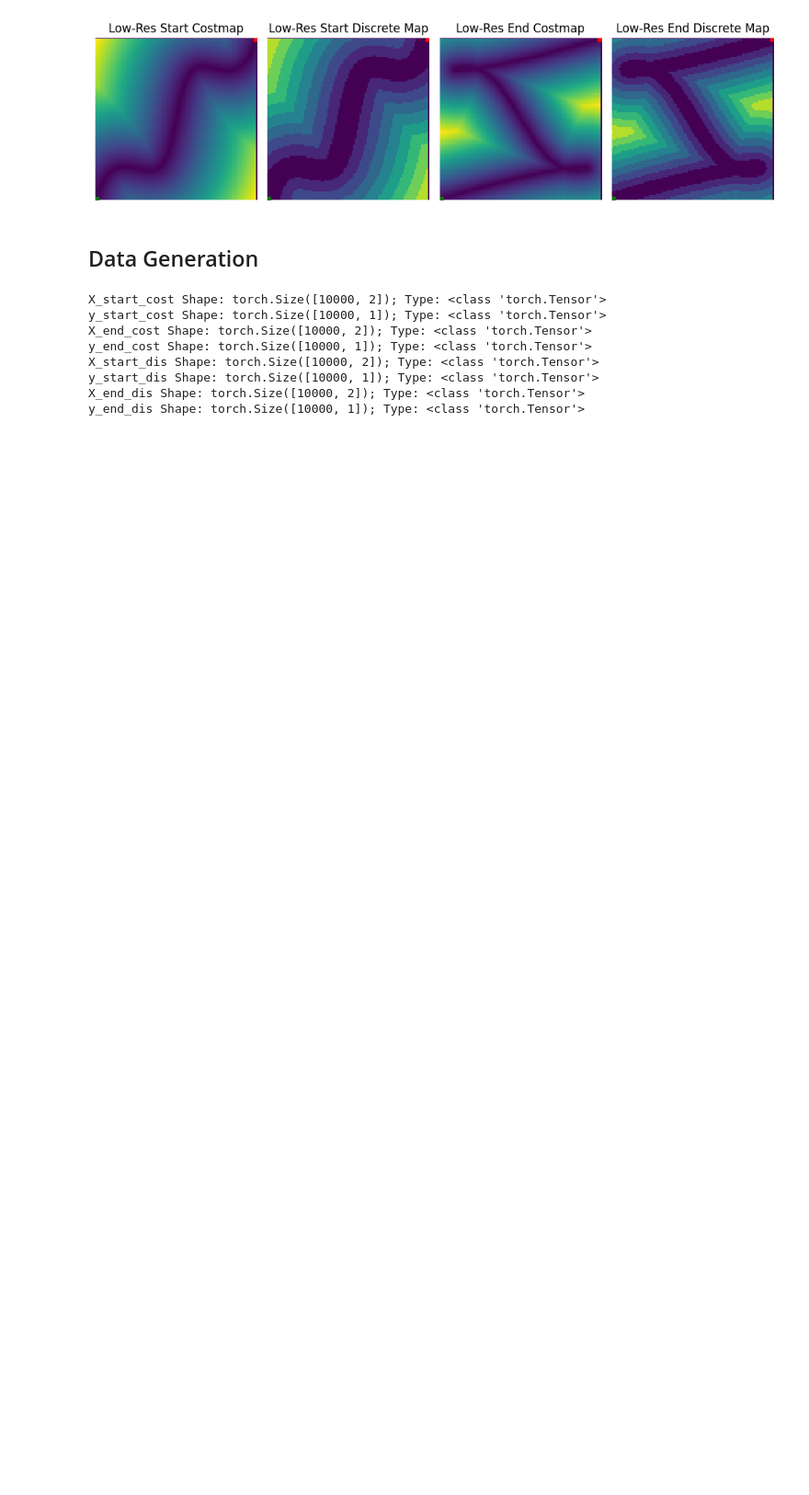
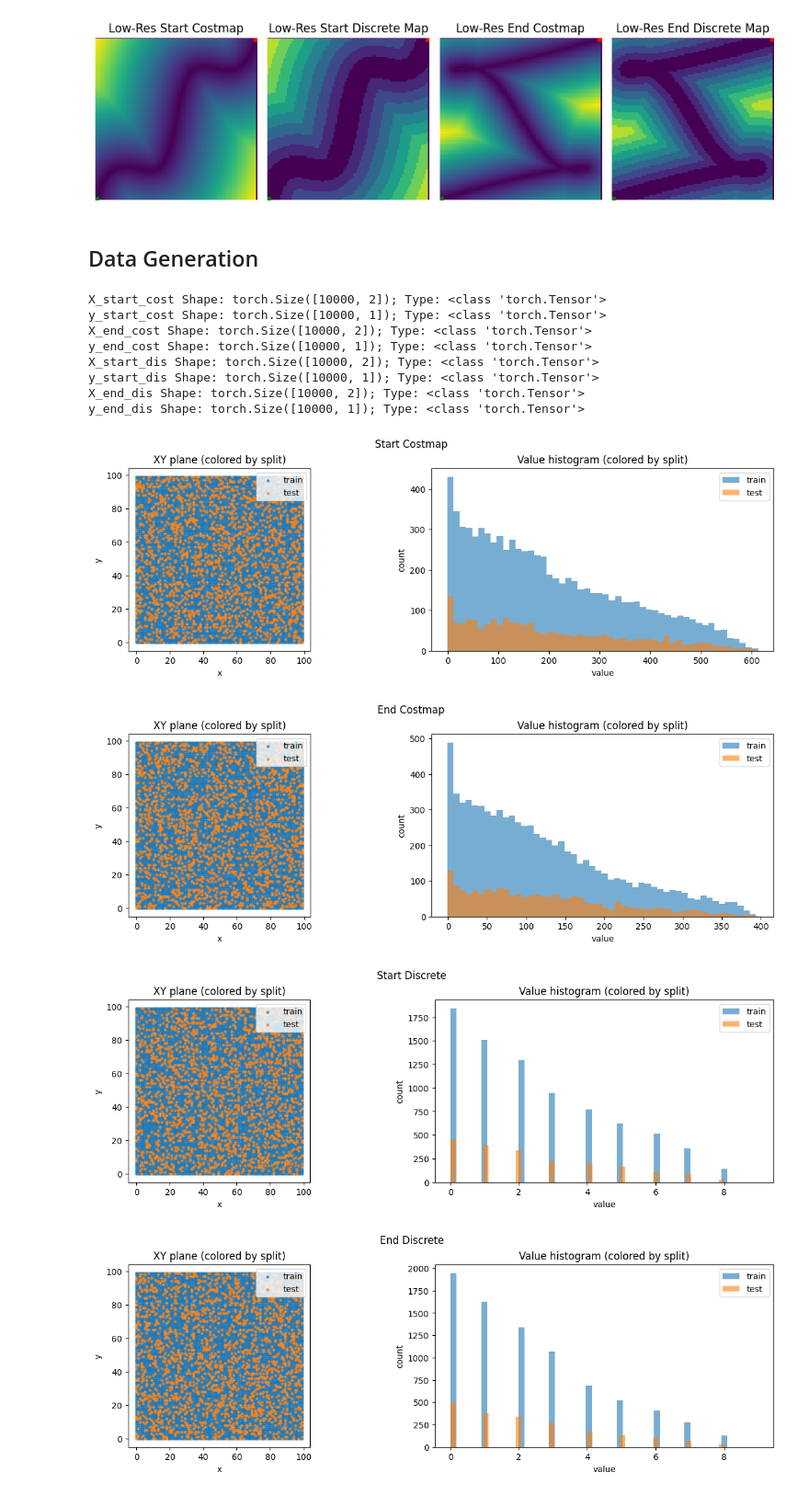
Before and after one commit to Parsa-Research-Laboratory/HyperSpace, a Jupyter notebook: experiments/development/2d_map_static.ipynb, the cells around one changed output. Shown at 92% size. Drawn from its saved outputs; the diff is of its cells as text; code cells hidden in the pictures; blank space fills up the shorter version.

Commit message:
adding visualization of generated data splits

```diff
--- a/experiments/development/2d_map_static.ipynb
+++ b/experiments/development/2d_map_static.ipynb
@@ -360,0 +424,33 @@ TEST_SIZE = 0.2
+# %%
+plot_split_2d_and_value(
+    X_start_cost_train, y_start_cost_train,
+    X_start_cost_test, y_start_cost_test,
+    title="Start Costmap",
+    value_mode="hist"
+)
+
+plot_split_2d_and_value(
+    X_end_cost_train, y_end_cost_train,
+    X_end_cost_test, y_end_cost_test,
+    title="End Costmap",
+    value_mode="hist"
+)
+
+plot_split_2d_and_value(
+    X_start_dis_train, y_start_dis_train,
+    X_start_dis_test, y_start_dis_test,
+    title="Start Discrete",
+    value_mode="hist"
+)
+
+plot_split_2d_and_value(
+    X_end_dis_train, y_end_dis_train,
+    X_end_dis_test, y_end_dis_test,
+    title="End Discrete",
+    value_mode="hist"
+)
+# %% [output]
+[figure, added]
+[figure, added]
+[figure, added]
+[figure, added]
```
Also changed, not shown: parts of 1 cell of this notebook.
